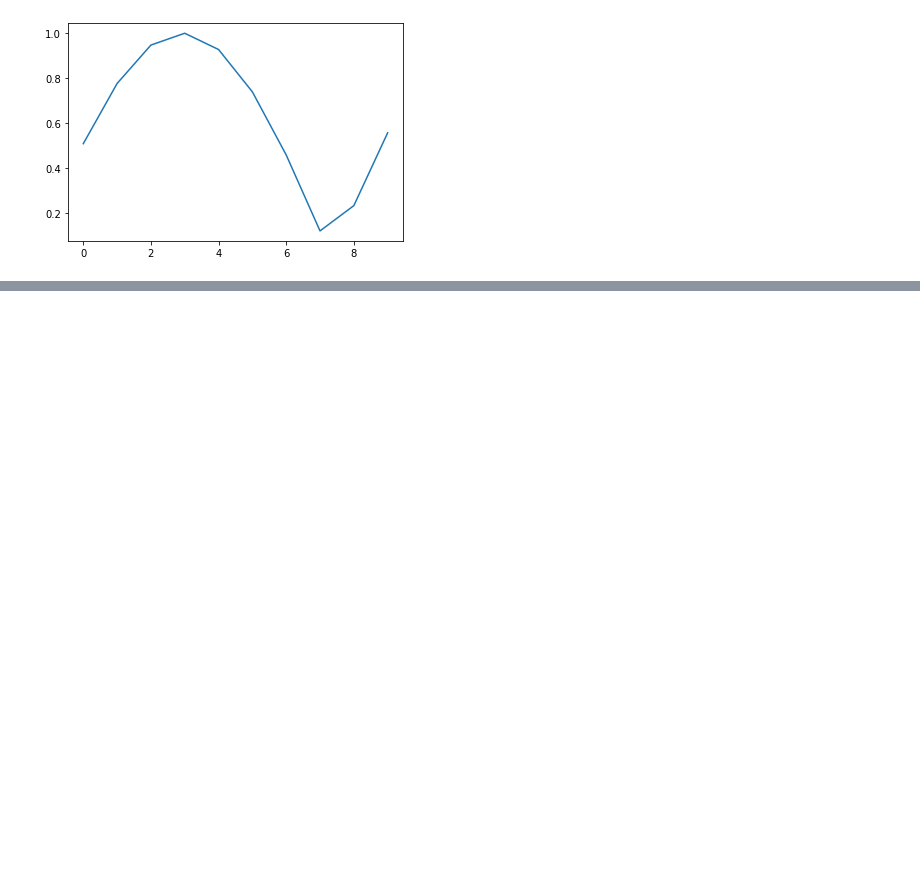
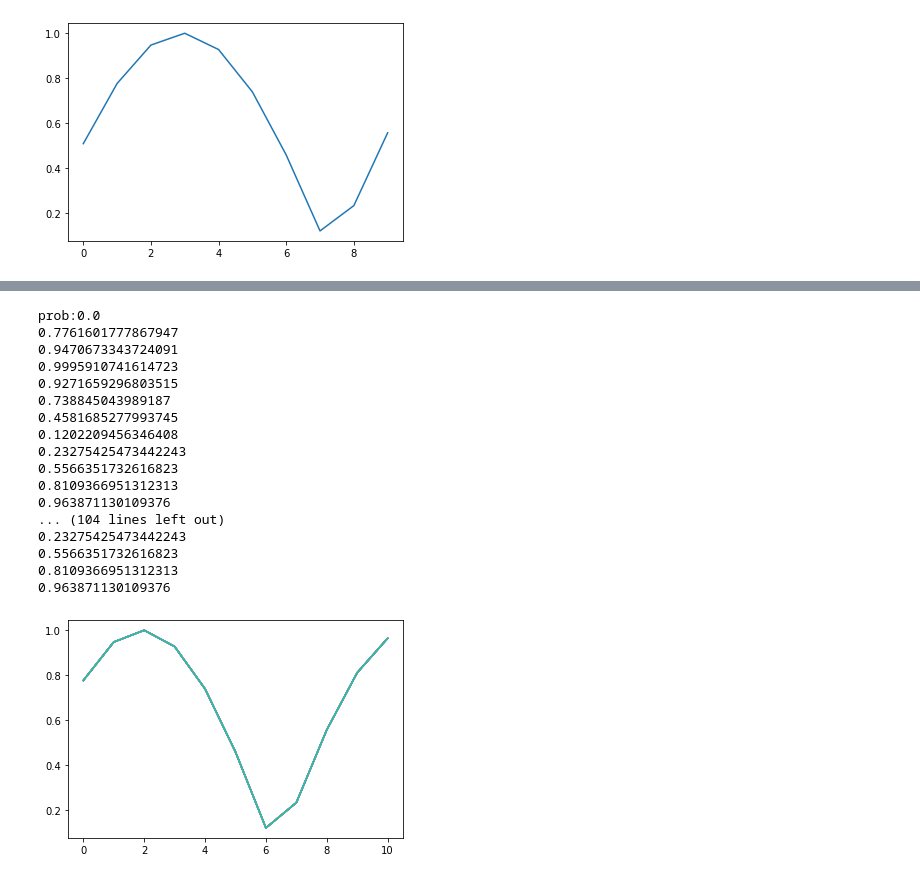
Before and after one commit to KaitoMuraoka/BasicQuantumAlgorithm, a Jupyter notebook: main/First.ipynb, the cells around one changed output, grey strips where cells are left out. Drawn from its saved outputs; the diff is of its cells as text; code cells hidden in the pictures; blank space fills up the shorter version.

```diff
--- a/main/First.ipynb
+++ b/main/First.ipynb
@@ -159,0 +289,23 @@ plt.plot(result)
+# %%
+for prob in np.arange(0.0, 1.0, 0.1):
+    print(f'prob:{prob}')
+    noisy_U_w_grover(5, 10, prob)
+# %% [output]
+prob:0.0
+0.7761601777867947
+0.9470673343724091
+0.9995910741614723
+0.9271659296803515
+0.738845043989187
+0.4581685277993745
+0.1202209456346408
+0.23275425473442243
+0.5566351732616823
+0.8109366951312313
+0.963871130109376
+... (104 lines left out)
+0.23275425473442243
+0.5566351732616823
+0.8109366951312313
+0.963871130109376
+[figure, added]
```
Also changed, not shown: parts of 15 cells of this notebook.
